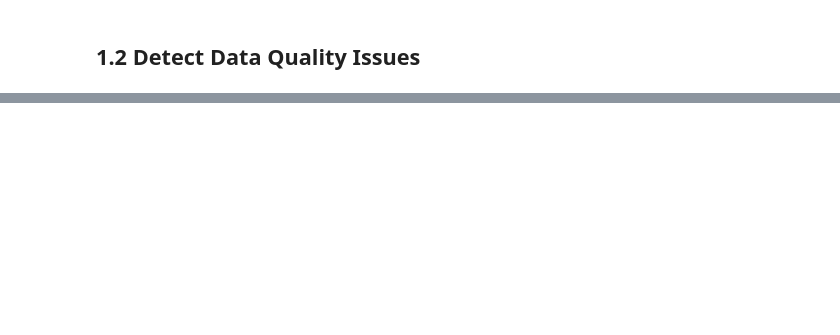
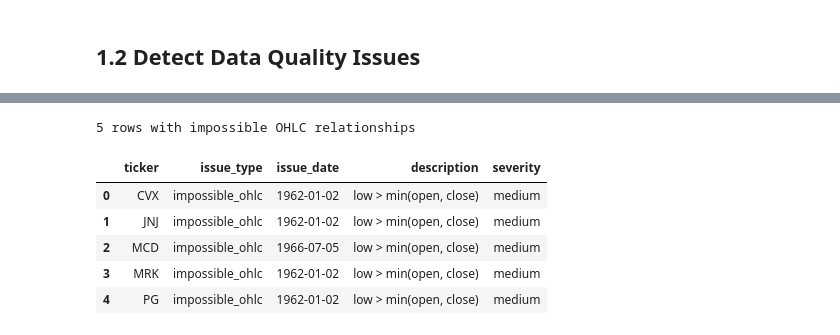
Before and after one commit to yang-guo/UCB-MFE-python-preprogram-2026-winter, a Jupyter notebook: Homeworks/HW2/silvie_huo/01_data_cleaning.ipynb, the cells around one changed output, grey strips where cells are left out. Cells and saved outputs as stored; diff of their text form; code cells hidden in the pictures; blank space fills up the shorter version.

```diff
--- a/Homeworks/HW2/silvie_huo/01_data_cleaning.ipynb
+++ b/Homeworks/HW2/silvie_huo/01_data_cleaning.ipynb
@@ -769,0 +347,13 @@ Saved 368246 rows to ohlc_hw_cleaned; ohlc_hw still has 397711 rows.
+# %%
+def check_missing_cells(rows: pd.DataFrame) -> pd.DataFrame:
+    """One issue per missing cell in the price, adj_close and volume columns."""
+    long = rows.melt(id_vars=KEY, value_vars=VALUE_COLS, var_name="column")
+    missing = long[long["value"].isna()]
+    return make_issues(missing["ticker"], missing["ts"], "missing_value", "Missing " + missing["column"])
+
+
+print("Missing cells per column:")
+display(diag[VALUE_COLS].isna().sum().to_frame("n_missing"))  # tests the "only adj_close is missing" hypothesis
+
+dq_issues["missing_value"] = check_missing_cells(diag)
+print(len(dq_issues["missing_value"]), "missing cells")
@@ -769,0 +425,33 @@ Saved 368246 rows to ohlc_hw_cleaned; ohlc_hw still has 397711 rows.
+# %%
+def check_impossible_ohlc(rows: pd.DataFrame) -> pd.DataFrame:
+    """Flag rows that break the OHLC relationships.
+
+    * high must be >= max(open, close) and >= low; low must be <= min(open, close).
+    * A NaN cell never violates a rule (it is reported as missing_value instead).
+    """
+    # skipna: if open is missing, close alone sets the bound.
+    body_top = rows[["open", "close"]].max(axis=1)
+    body_bottom = rows[["open", "close"]].min(axis=1)
+    rules = pd.DataFrame({
+        "high < max(open, close)": rows["high"] < body_top,
+        "low > min(open, close)": rows["low"] > body_bottom,
+        "high < low": rows["high"] < rows["low"],
+    })
+    bad = rules.any(axis=1)
+    if not bad.any():
+        return empty_report()
+    desc = rules[bad].apply(lambda r: "; ".join(r.index[r]), axis=1)  # which rules failed
+    return make_issues(rows.loc[bad, "ticker"], rows.loc[bad, "ts"], "impossible_ohlc", desc)
+
+
+dq_issues["impossible_ohlc"] = check_impossible_ohlc(diag)
+print(len(dq_issues["impossible_ohlc"]), "rows with impossible OHLC relationships")
+display(dq_issues["impossible_ohlc"].head())
+# %% [output]
+5 rows with impossible OHLC relationships
+|  | ticker | issue_type | issue_date | description | severity |
+| 0 | CVX | impossible_ohlc | 1962-01-02 | low > min(open, close) | medium |
+| 1 | JNJ | impossible_ohlc | 1962-01-02 | low > min(open, close) | medium |
+| 2 | MCD | impossible_ohlc | 1966-07-05 | low > min(open, close) | medium |
+| 3 | MRK | impossible_ohlc | 1962-01-02 | low > min(open, close) | medium |
+| 4 | PG | impossible_ohlc | 1962-01-02 | low > min(open, close) | medium |
```
Also changed, not shown: parts of 24 cells of this notebook.
